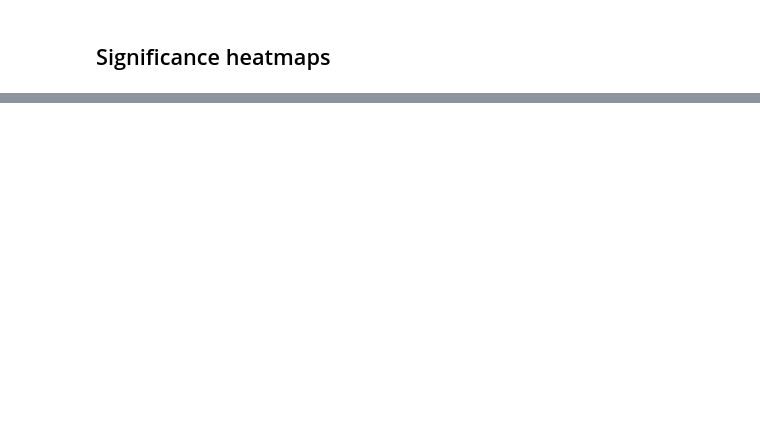
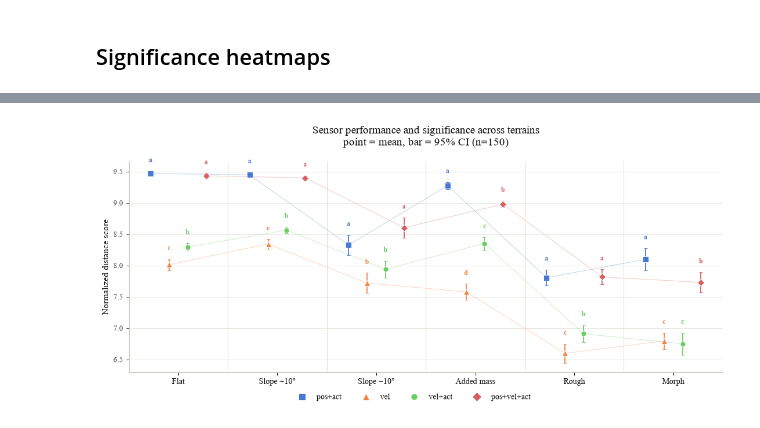
Before and after one commit to PavarisAsawa/locomotion_learning_information-theory, a Jupyter notebook: key_sensor/local_prop_p_value2_way.ipynb, the cells around one changed output, grey strips where cells are left out. Saved outputs shown, nothing was run; the diff lists cells and outputs as text; code cells hidden in the pictures; blank space fills up the shorter version.

```diff
--- a/key_sensor/local_prop_p_value2_way.ipynb
+++ b/key_sensor/local_prop_p_value2_way.ipynb
@@ -50,9 +50,12 @@ NUM_POLICY = 5
 # mode=["full","vel_act", "pos_act", "pos_vel_act", "act_FC", "act_IMU_FC", "pos_act_IMU", "pos_act_FC", "vel_act_IMU", "vel_act_FC" , "CPG_RBF"]
 # Hebb only
 # mode=["full","vel_act", "pos_acvel
-mode = ["vel",'pos_action','vel_action','pos_vel_action','vel_imu','pos_action_imu','vel_action_imu',
- 'pos_vel_action_imu','vel_fc','action_fc','vel_action_fc','pos_vel_action_fc','vel_imu_fc',
- 'pos_vel_imu_fc','action_imu_fc','vel_action_imu_fc','pos_vel_action_imu_fc']
+
+# mode = ["vel",'pos_action','vel_action','pos_vel_action','vel_imu','pos_action_imu','vel_action_imu',
+#  'pos_vel_action_imu','vel_fc','action_fc','vel_action_fc','pos_vel_action_fc','vel_imu_fc',
+#  'pos_vel_imu_fc','action_imu_fc','vel_action_imu_fc','pos_vel_action_imu_fc']
+
+mode = ["pos_action", "vel", "vel_action" ,"pos_vel_action"]
 
 flat        =   import_data(mode , NUM_POLICY , case="flat")
 slope_10    =   import_data(mode , NUM_POLICY , case="slope",level=-10)
@@ -876,0 +653,86 @@ plt.show()
+# %%
+from matplotlib.lines import Line2D
+
+# Left-to-right sensor order for this figure only (same as `mode`); does not
+# touch the global `local_prop` used by the tests / heatmaps above.
+plot_order = ["pos_action", "vel", "vel_action", "pos_vel_action"]
+
+# Colour map matched to local_prop_ranking.ipynb: seaborn "muted" assigned in
+# `plot_order`, so a sensor gets the same hue in both notebooks. Local to this
+# figure — does not change the SERIES palette used by the other plots above.
+PALETTE = dict(zip(plot_order, sns.color_palette("muted", n_colors=len(plot_order))))
+
+# Distinct marker per sensor → identity is never carried by colour alone
+# (CVD / greyscale-print safe).
+MARKER = {"vel_action": "o", "pos_action": "s", "vel": "^", "pos_vel_action": "D"}
+
+plt.rcParams.update({
+    "font.family": "serif", "font.serif": ["Times New Roman", "DejaVu Serif"],
+    "axes.edgecolor": BASE, "axes.linewidth": 0.8, "text.color": INK,
+    "axes.labelcolor": INK, "xtick.color": INK, "ytick.color": INK2,
+    "xtick.labelsize": 10, "ytick.labelsize": 9, "axes.titlesize": 12,
+})
+
+x_terr = np.arange(len(terrain_order))
+dodge = np.linspace(-0.28, 0.28, len(plot_order))
+
+fig, ax = plt.subplots(figsize=(11, 4.8))
+
+# faint per-sensor line across terrains to aid the cross-terrain read
+for si, s in enumerate(plot_order):
+    xs = x_terr + dodge[si]
+    ys = [means[(t, s)] for t in terrain_order]
+    ax.plot(xs, ys, color=PALETTE[s], lw=0.8, alpha=0.30, zorder=2)
+
+y_pad = 0.12   # headroom for the CLD letters, in score units
+for si, s in enumerate(plot_order):
+    xs = x_terr + dodge[si]
+    ys = np.array([means[(t, s)] for t in terrain_order])
+    es = np.array([ci95[(t, s)] for t in terrain_order])
+    ax.errorbar(
+        xs, ys, yerr=es, fmt=MARKER[s], ms=6.5, color=PALETTE[s],
+        ecolor=PALETTE[s], elinewidth=1.3, capsize=2.5, capthick=1.3,
+        markeredgecolor="white", markeredgewidth=0.6, zorder=4,
+    )
+    # Compact Letter Display above each point
+    for xi, t, yi, ei in zip(xs, terrain_order, ys, es):
+        ax.text(xi, yi + ei + y_pad, cld[t][s], ha="center", va="bottom",
+                fontsize=8.5, color=PALETTE[s], fontweight="bold", zorder=5)
+
+# terrain separators
+for k in range(1, len(terrain_order)):
+    ax.axvline(k - 0.5, color=GRID, lw=0.8, zorder=0)
+
+ax.set_xticks(x_terr)
+ax.set_xticklabels([TLABEL.get(t, t) for t in terrain_order])
+ax.set_ylabel("Normalized distance score", fontsize=11)
+ax.set_xlim(-0.5, len(terrain_order) - 0.5)
+ax.grid(True, axis="y", color=GRID, lw=0.6, alpha=0.9)
+ax.set_axisbelow(True)
+for sp in ("top", "right"):
+    ax.spines[sp].set_visible(False)
+
+# ax.set_title(
+#     "Sensor performance and significance across terrains\n"
+#     "point = mean, bar = 95% CI (n=150);  sensors sharing a letter within a "
+#     "terrain are not significantly different (Holm, α=0.05)",
+#     fontsize=11, pad=10,
+# )
+ax.set_title(
+    "Sensor performance and significance across terrains\n"
+    "point = mean, bar = 95% CI (n=150)",
+    fontsize=14, pad=20,
+)
+
+handles = [Line2D([0], [0], marker=MARKER[s], color=PALETTE[s], lw=0,
+                  markeredgecolor="white", markeredgewidth=0.6, ms=8,
+                  label=SLABEL[s]) for s in plot_order]
+fig.legend(handles=handles, loc="lower center", ncol=len(plot_order),
+           frameon=False, fontsize=10, bbox_to_anchor=(0.5, -0.05))
+
+fig.tight_layout()
+# fig.savefig("local_prop_cld_by_terrain.pdf", bbox_inches="tight")
+fig.savefig("local_prop_cld_by_terrain.png", dpi=300, bbox_inches="tight")
+plt.show()
+# %% [output]
+[figure, added]
```
Also changed, not shown: parts of 14 cells of this notebook, 57 other files.
